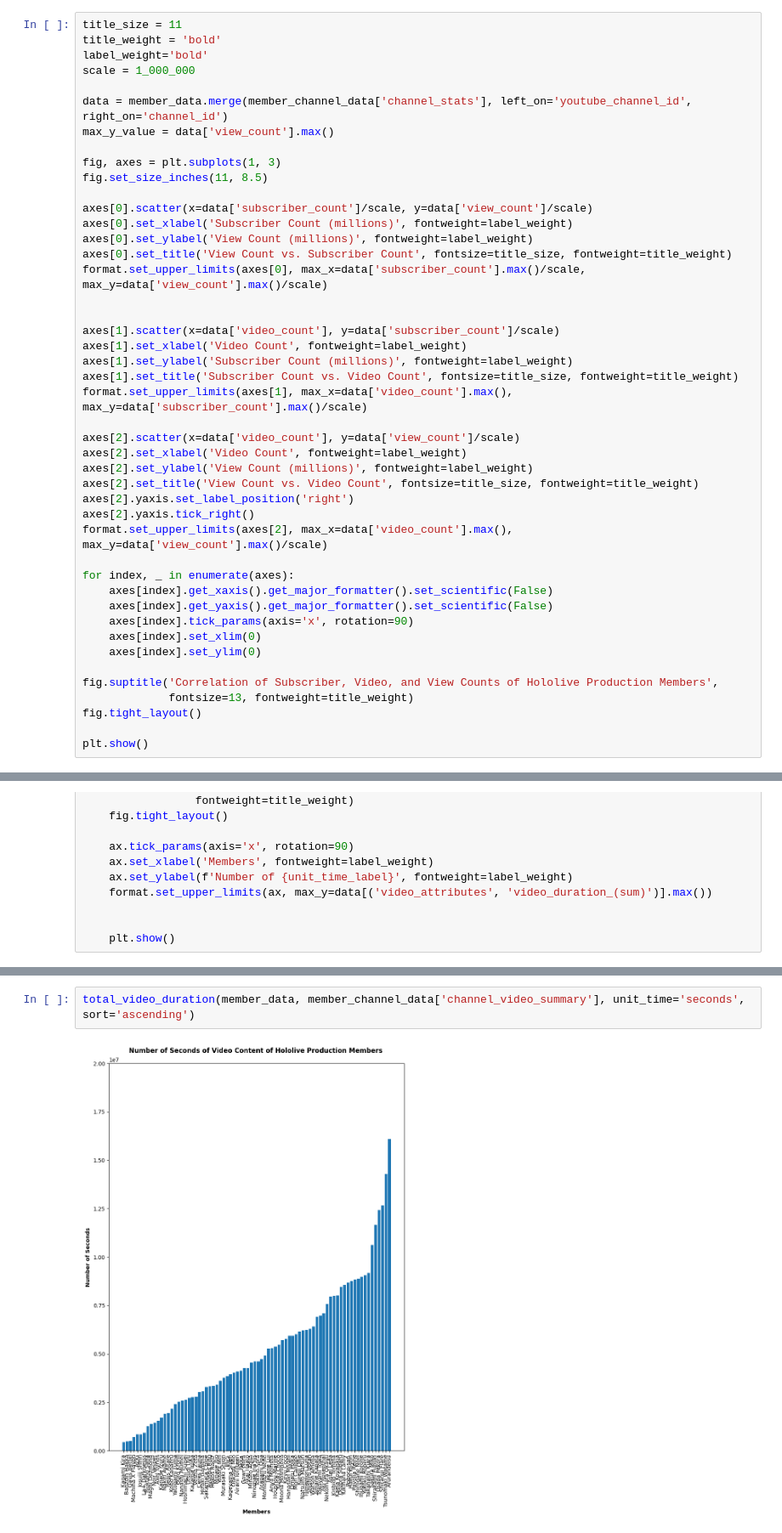
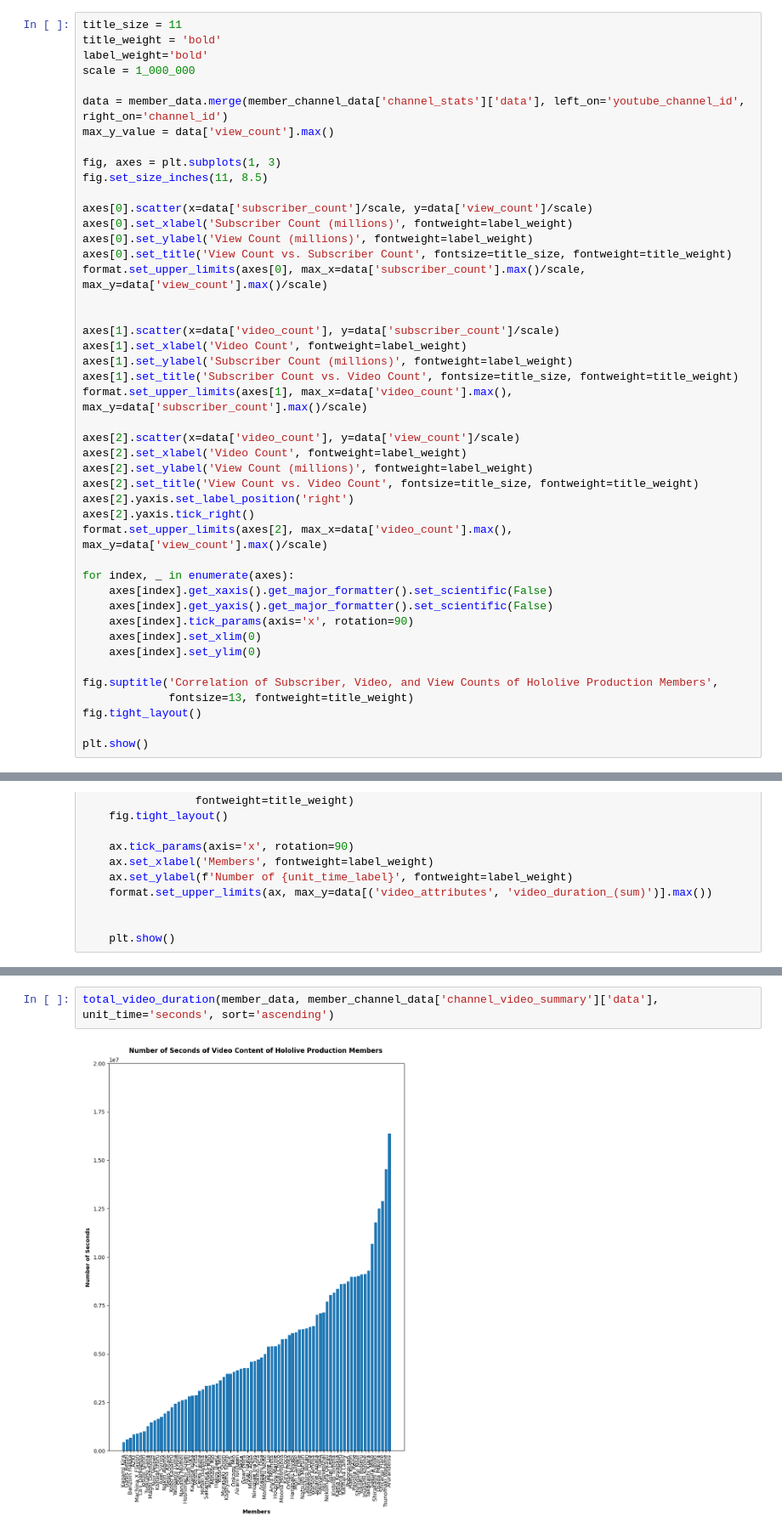
Before and after one commit to Johnson-Tung/holoAnalytics, a Jupyter notebook: scripts/visualize_youtube_data_(prototyping).ipynb, the cells around one changed output, grey strips where cells are left out. Shown at 85% size. Cells and saved outputs as stored; diff of their text form.

```diff
--- a/scripts/visualize_youtube_data_(prototyping).ipynb
+++ b/scripts/visualize_youtube_data_(prototyping).ipynb
@@ -23,7 +23,7 @@ title_weight = 'bold'
 label_weight='bold'
 scale = 1_000_000
 
-data = member_data.merge(member_channel_data['channel_stats'], left_on='youtube_channel_id', right_on='channel_id')
+data = member_data.merge(member_channel_data['channel_stats']['data'], left_on='youtube_channel_id', right_on='channel_id')
 max_y_value = data['view_count'].max()
 
 fig, axes = plt.subplots(1, 3)
@@ -117,4 +117,4 @@ total_video_duration(member_data, member_channel_data['channel_video_summary'],
 # %%
-total_video_duration(member_data, member_channel_data['channel_video_summary'], unit_time='seconds', sort='ascending')
+total_video_duration(member_data, member_channel_data['channel_video_summary']['data'], unit_time='seconds', sort='ascending')
 # %% [output]
-[figure, old version]
+[figure, new version]
```
Also changed, not shown: parts of 3 cells of this notebook.
